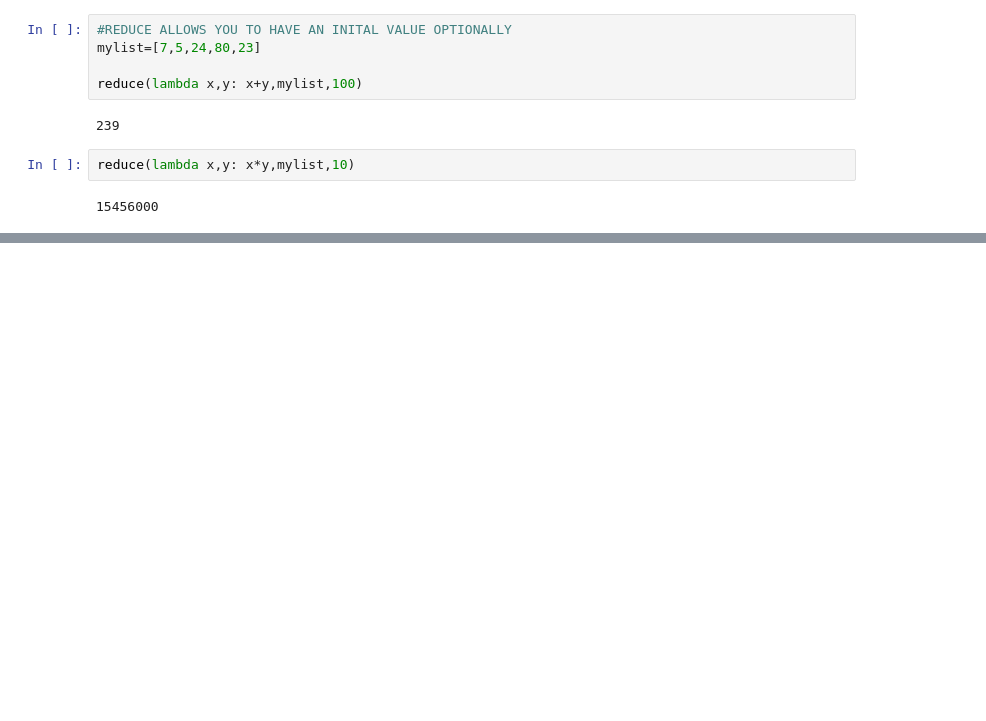
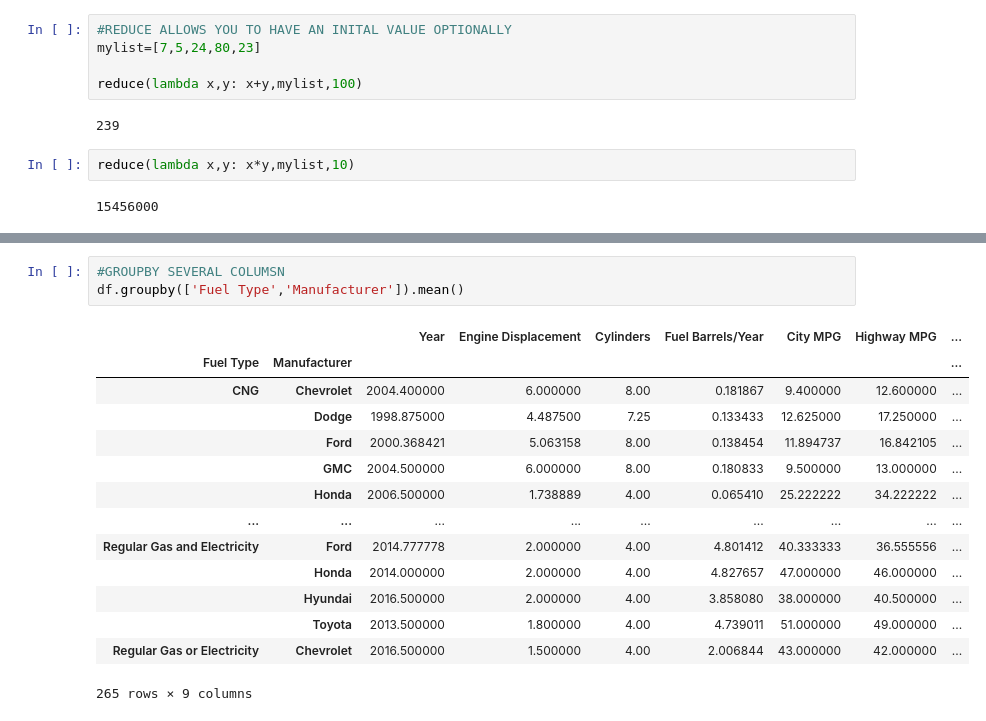
Before and after one commit to thomas-cares/data-pt-ber-08-20, a Jupyter notebook: practice/codealong.ipynb, the cells around one changed output, grey strips where cells are left out. Drawn from its saved outputs; the diff is of its cells as text; blank space fills up the shorter version.

```diff
--- a/practice/codealong.ipynb
+++ b/practice/codealong.ipynb
@@ -778,0 +986,18 @@ reduce(lambda x,y: x*y,mylist,10)
+# %%
+#GROUPBY SEVERAL COLUMSN
+df.groupby(['Fuel Type','Manufacturer']).mean()
+# %% [output]
+|  |  | Year | Engine Displacement | Cylinders | Fuel Barrels/Year | City MPG | Highway MPG | ... |
+| Fuel Type | Manufacturer |  |  |  |  |  |  | ... |
+| CNG | Chevrolet | 2004.400000 | 6.000000 | 8.00 | 0.181867 | 9.400000 | 12.600000 | ... |
+|  | Dodge | 1998.875000 | 4.487500 | 7.25 | 0.133433 | 12.625000 | 17.250000 | ... |
+|  | Ford | 2000.368421 | 5.063158 | 8.00 | 0.138454 | 11.894737 | 16.842105 | ... |
+|  | GMC | 2004.500000 | 6.000000 | 8.00 | 0.180833 | 9.500000 | 13.000000 | ... |
+|  | Honda | 2006.500000 | 1.738889 | 4.00 | 0.065410 | 25.222222 | 34.222222 | ... |
+| ... | ... | ... | ... | ... | ... | ... | ... | ... |
+| Regular Gas and Electricity | Ford | 2014.777778 | 2.000000 | 4.00 | 4.801412 | 40.333333 | 36.555556 | ... |
+|  | Honda | 2014.000000 | 2.000000 | 4.00 | 4.827657 | 47.000000 | 46.000000 | ... |
+|  | Hyundai | 2016.500000 | 2.000000 | 4.00 | 3.858080 | 38.000000 | 40.500000 | ... |
+|  | Toyota | 2013.500000 | 1.800000 | 4.00 | 4.739011 | 51.000000 | 49.000000 | ... |
+| Regular Gas or Electricity | Chevrolet | 2016.500000 | 1.500000 | 4.00 | 2.006844 | 43.000000 | 42.000000 | ... |
+265 rows × 9 columns
```
Also changed, not shown: parts of 29 cells of this notebook, 7 other files.
